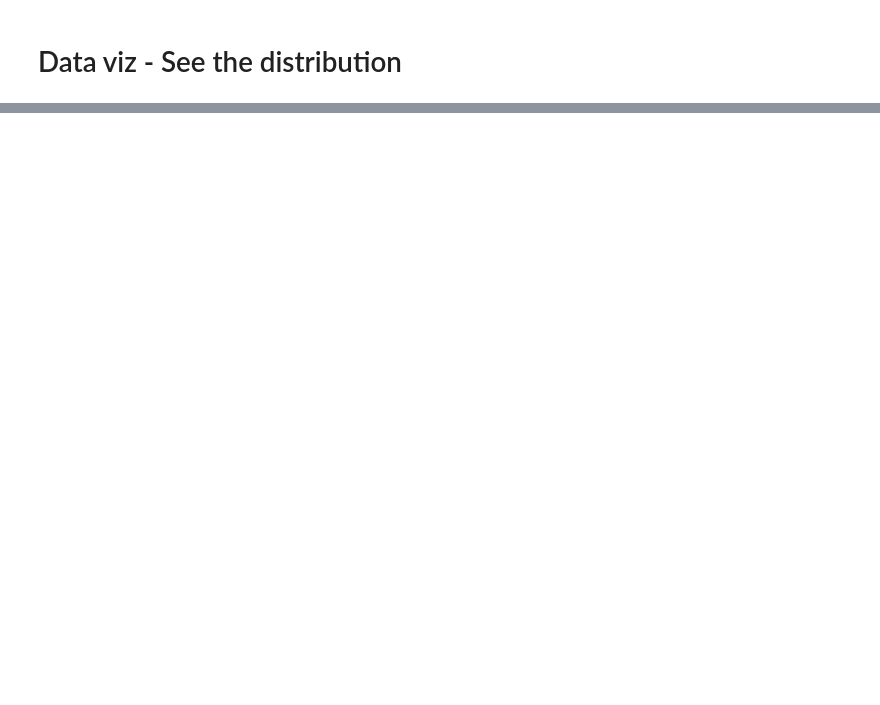
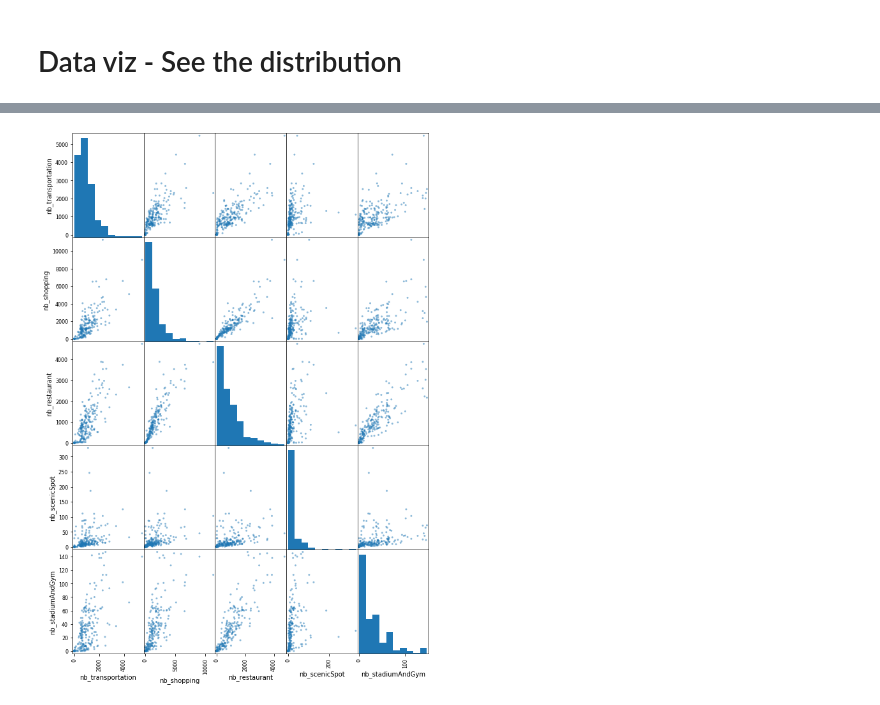
Before and after one commit to aureliecheng/US01, a Jupyter notebook: Project_Wellbeing/prediction.ipynb, the cells around one changed output, grey strips where cells are left out. Cells and saved outputs as stored; diff of their text form; code cells hidden in the pictures; blank space fills up the shorter version.

```diff
--- a/Project_Wellbeing/prediction.ipynb
+++ b/Project_Wellbeing/prediction.ipynb
@@ -144,0 +169,6 @@ pyplot.show()
+# %%
+# scatter plot matrix
+scatter_matrix(df_poi, figsize=(10,15))
+pyplot.show()
+# %% [output]
+[figure, added]
```
Also changed, not shown: parts of 13 cells of this notebook.
